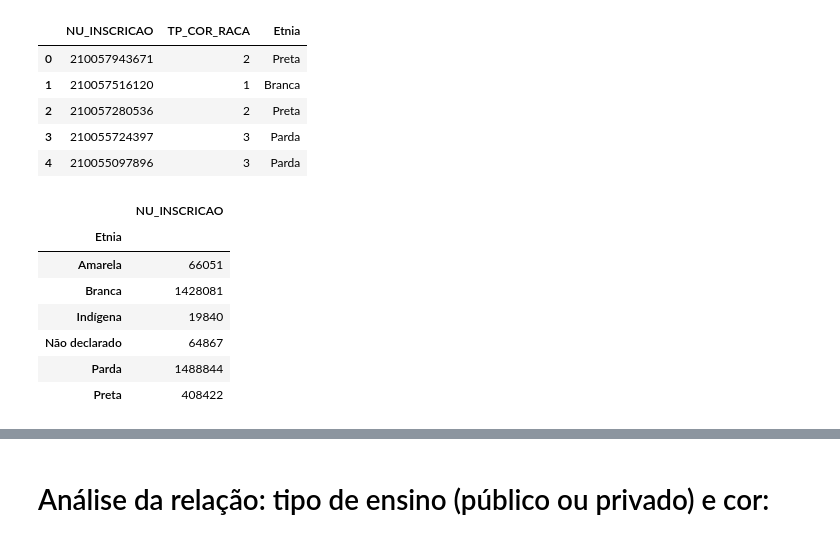
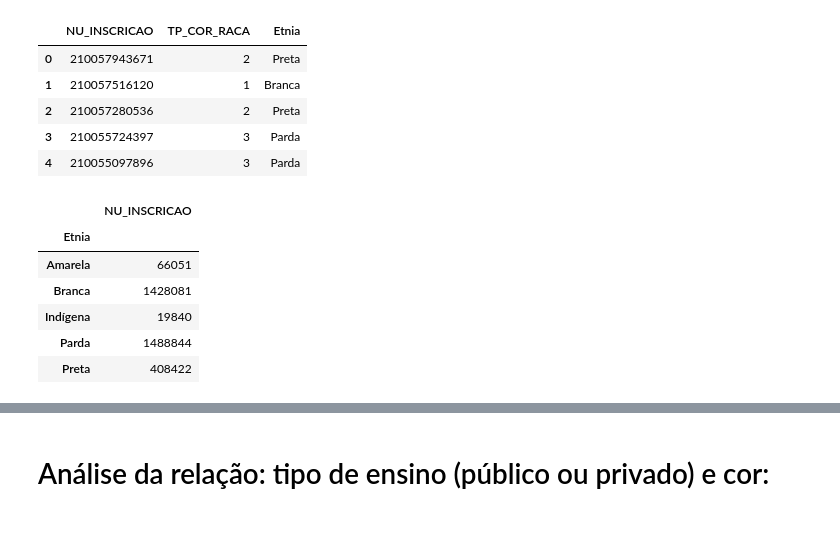
Before and after one commit to Jessesantoz/DadosEnem2022, a Jupyter notebook: Enem_Etnia.ipynb, the cells around one changed output, grey strips where cells are left out. Cells and saved outputs as stored; diff of their text form; code cells hidden in the pictures.

```diff
--- a/Enem_Etnia.ipynb
+++ b/Enem_Etnia.ipynb
@@ -99,15 +99,14 @@ dadosEtnia.head()
 | 3 | 210055724397 | 3 | Parda |
 | 4 | 210055097896 | 3 | Parda |
 # %%
-Etnia = dadosEtnia.filter(items= ['NU_INSCRICAO', 'Etnia']).groupby(['Etnia']).count()
+Etnia = dadosEtnia.filter(items= ['NU_INSCRICAO', 'Etnia']).where(dadosEtnia.Etnia != 'Não declarado').groupby(['Etnia']).count()
 
 Etnia
 # %% [output]
 |  | NU_INSCRICAO |
 | Etnia |  |
 | Amarela | 66051 |
 | Branca | 1428081 |
 | Indígena | 19840 |
-| Não declarado | 64867 |
 | Parda | 1488844 |
 | Preta | 408422 |
```
Also changed, not shown: parts of 16 cells of this notebook.
